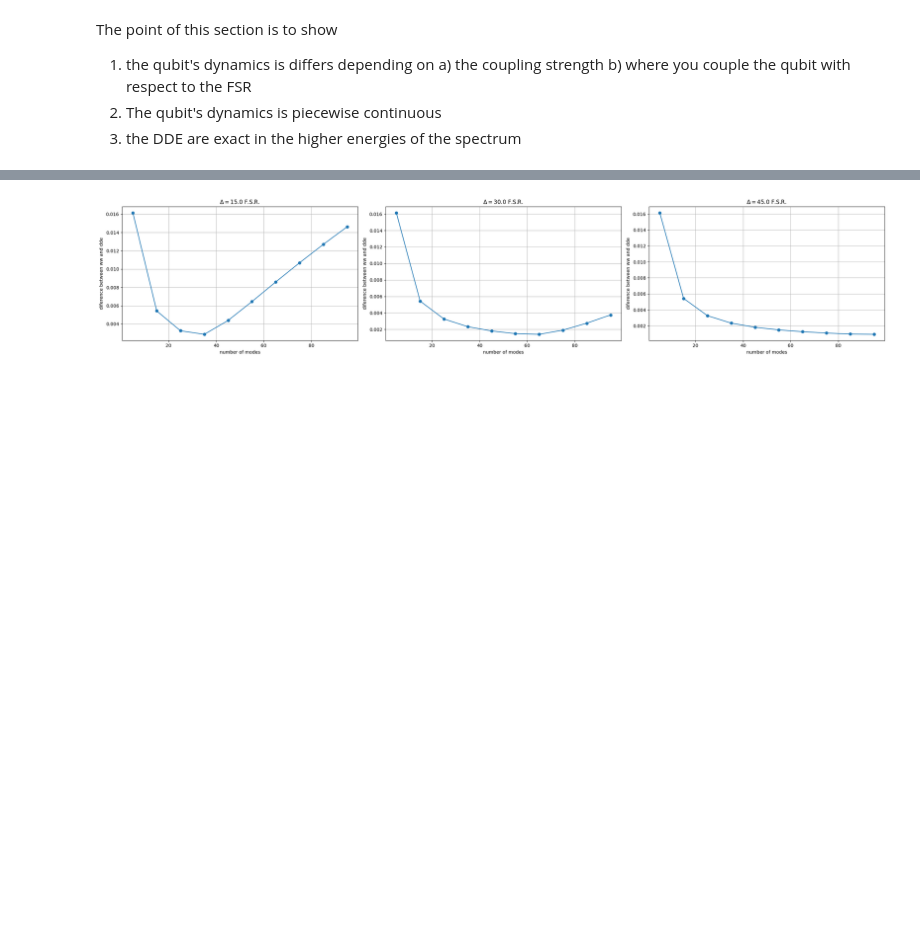
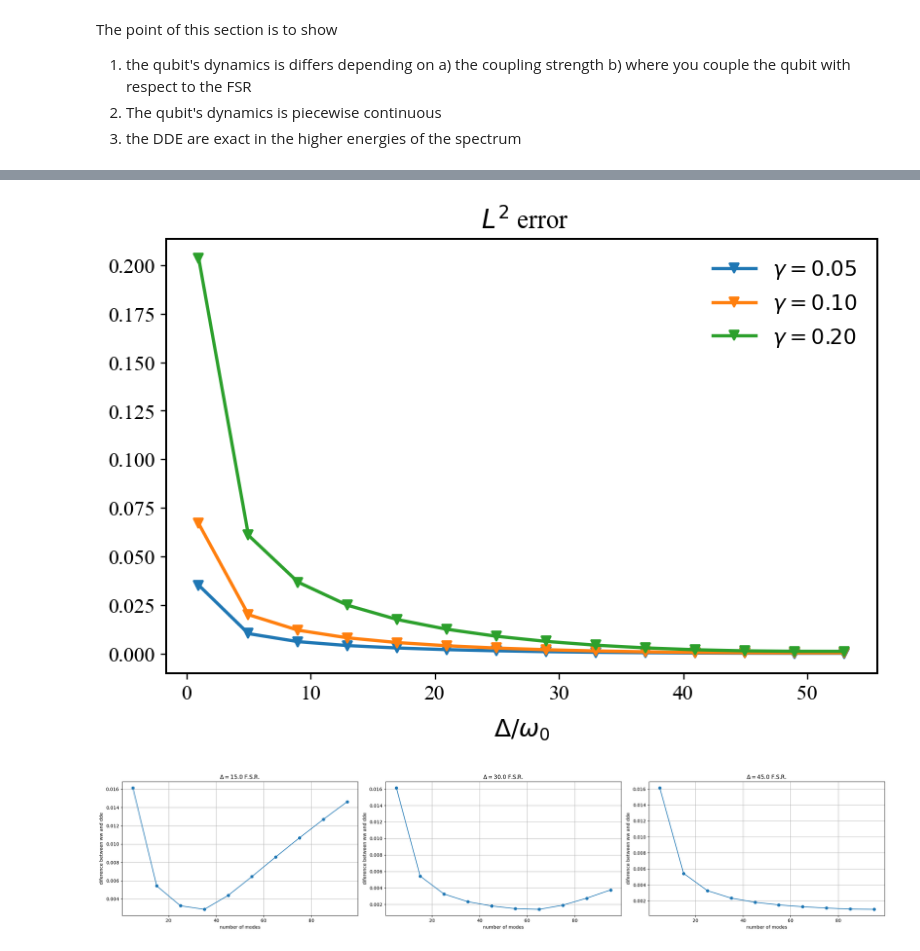
Before and after one commit to Taitoos2/non_markovian_qubit_swap, a Jupyter notebook: Idea_1.ipynb, the cells around one changed output, grey strips where cells are left out. Drawn from its saved outputs; the diff is of its cells as text; code cells hidden in the pictures; blank space fills up the shorter version.

```diff
--- a/Idea_1.ipynb
+++ b/Idea_1.ipynb
@@ -78 +22,5 @@ exp000(gamma=0.1,n_modes=100,Delta_list=[5,50],t_max=30)
+# %%
+exp002(t_max=20)
+# %% [output]
+[figure, added]
 # %%
```
Also changed, not shown: parts of 8 cells of this notebook, 4 other files.
